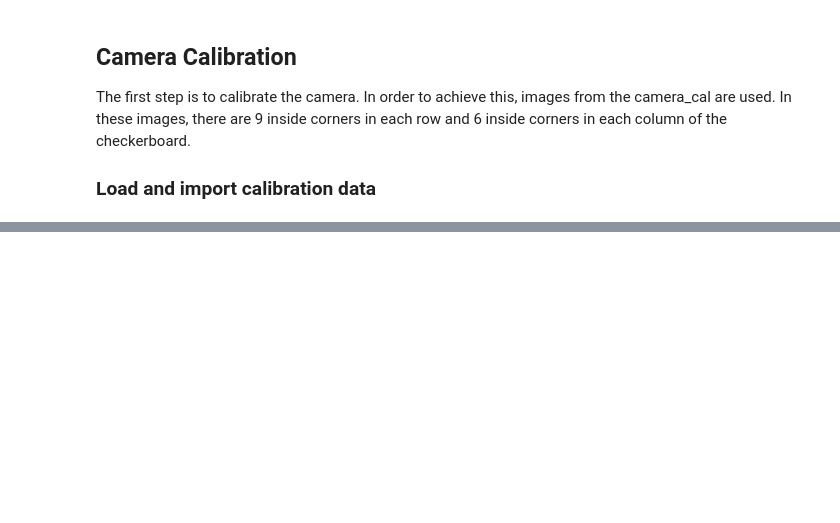
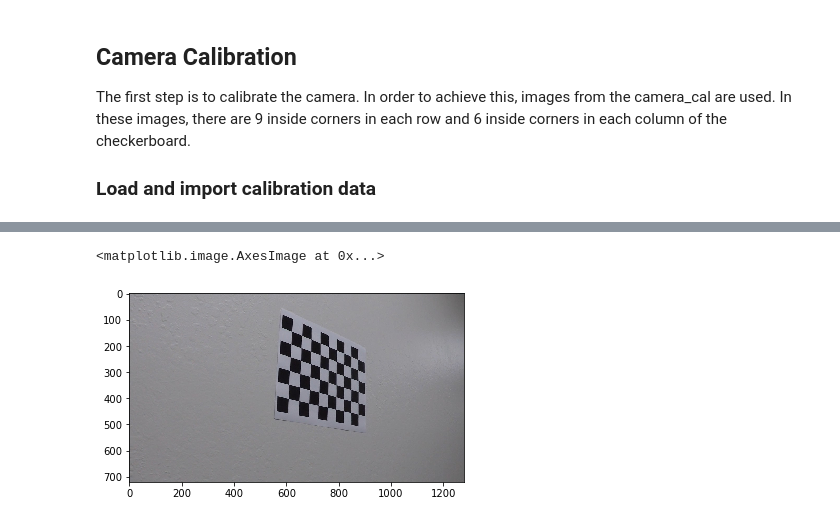
Before and after one commit to alisoltani/UdacityCarND-Project4, a Jupyter notebook: AdvancedLaneDetection.ipynb, the cells around one changed output, grey strips where cells are left out. Saved outputs shown, nothing was run; the diff lists cells and outputs as text; code cells hidden in the pictures; blank space fills up the shorter version.

Commit message:
Lane detection on test image

```diff
--- a/AdvancedLaneDetection.ipynb
+++ b/AdvancedLaneDetection.ipynb
@@ -24,5 +23,8 @@ ny = 6 # number of inside corners in y
 # Make a list of calibration images using glob to import similarly named files
 imagefiles = glob.glob("camera_cal/calibration*.jpg")
 
-plt.imshow(cv2.imread(imagefiles[0])
+print(imagefiles[random.randrange(0,10)])
+
+image = mpimg.imread(imagefiles[random.randrange(0,10)])
+plt.imshow(image)
 # %% [output]
@@ -30,3 +32,5 @@ SyntaxError: unexpected EOF while parsing (<ipython-input-3-ec5cd2779952>, line
+<matplotlib.image.AxesImage at 0x...>
+[figure, added]
 # %%
 # Initialise image and object point arrays
 objpoints = [] # 3D points in real space
```
Also changed, not shown: parts of 23 cells of this notebook.
